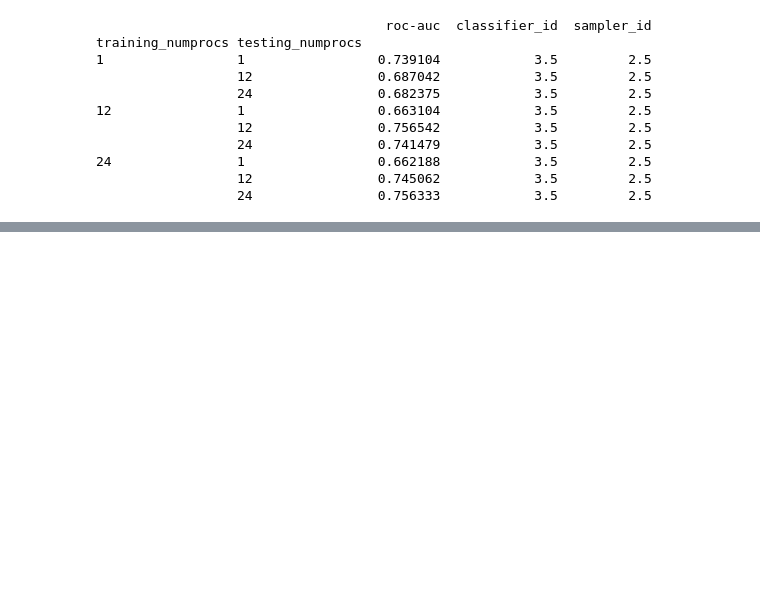
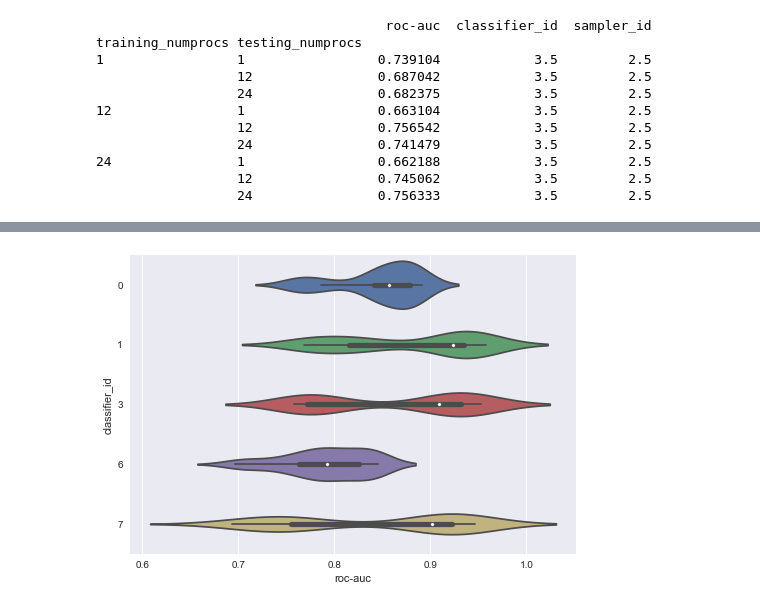
Before and after one commit to patemotter/trilinos-prediction, a Jupyter notebook: ml_files/Summit_Comparison.ipynb, the cells around one changed output, grey strips where cells are left out. Drawn from its saved outputs; the diff is of its cells as text; code cells hidden in the pictures; blank space fills up the shorter version.

```diff
--- a/ml_files/Summit_Comparison.ipynb
+++ b/ml_files/Summit_Comparison.ipynb
@@ -74,0 +79,8 @@ training_numprocs testing_numprocs
+# %%
+good_classifiers = new_pred[(new_pred['classifier_id'] > 5) |
+                            (new_pred['classifier_id'] < 2) |
+                            (new_pred['classifier_id'] == 3)]
+sns.violinplot(y='classifier_id', x='roc-auc', data=good_classifiers, orient='h')
+sns.plt.show()
+# %% [output]
+[figure, added]
```
Also changed, not shown: parts of 7 cells of this notebook.
